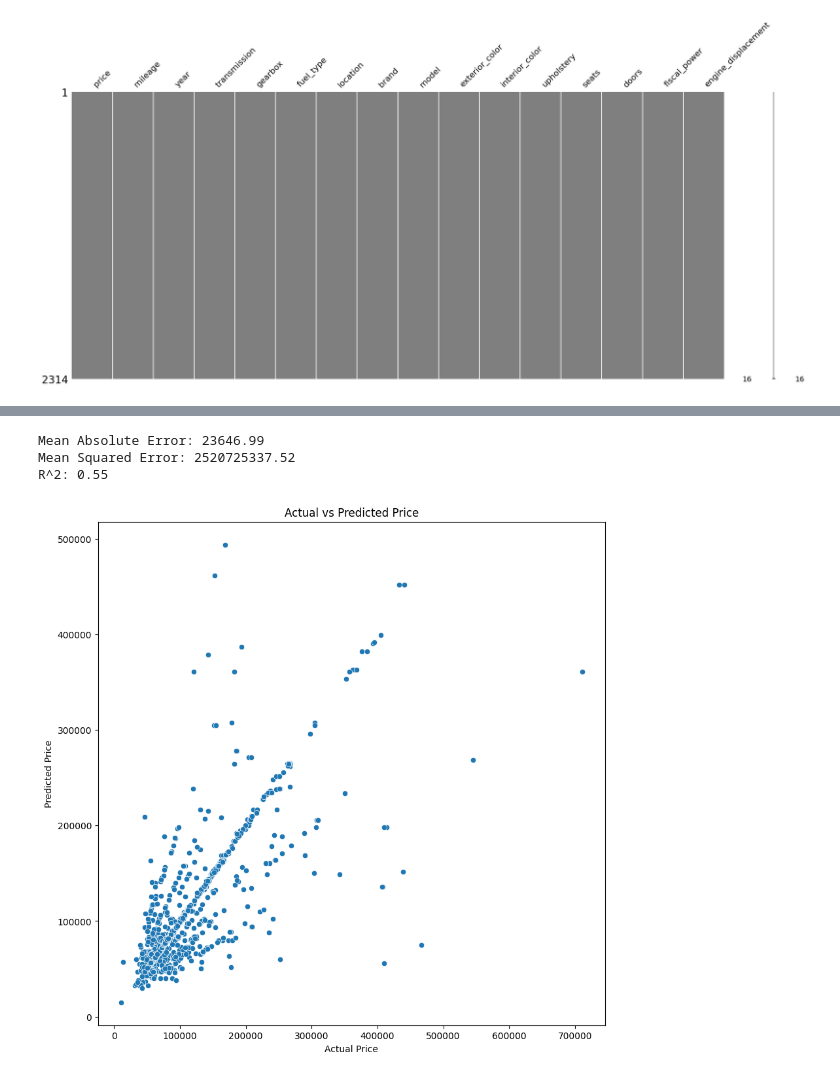
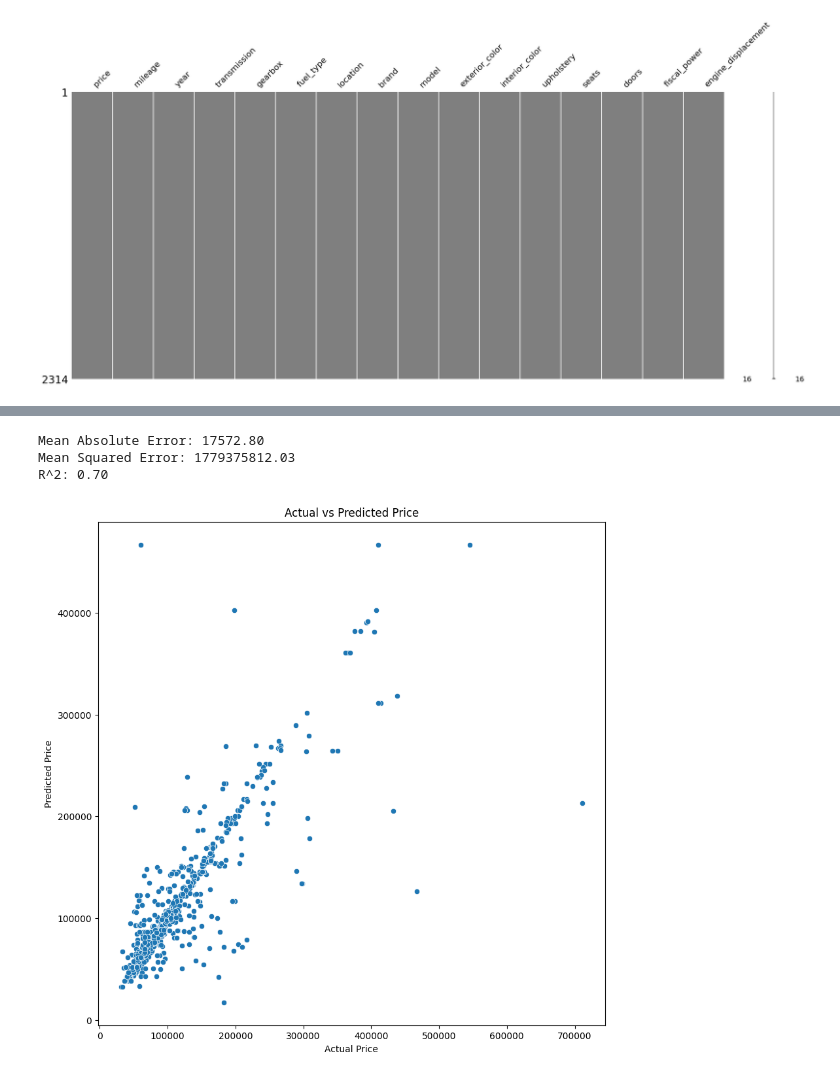
Before and after one commit to samer-mansouri/ml_project, a Jupyter notebook: main.ipynb, the cells around one changed output, grey strips where cells are left out. Drawn from its saved outputs; the diff is of its cells as text; code cells hidden in the pictures.

```diff
--- a/main.ipynb
+++ b/main.ipynb
@@ -461,13 +461,13 @@ price_per_year                          0.249393        1.000000
 # %%
 ##testing random forest
 from sklearn.ensemble import RandomForestRegressor
-from sklearn.model_selection import train_test_split
+from sklearn.model_selection import cross_val_score, train_test_split
 from sklearn.metrics import mean_squared_error, r2_score, mean_absolute_error
 
 X = df.drop(columns=['price'])
 y = df['price']
 
-X_train, X_test, y_train, y_test = train_test_split(X, y, test_size=0.4, random_state=42)
+X_train, X_test, y_train, y_test = train_test_split(X, y, test_size=0.3, random_state=42)
 
 model = RandomForestRegressor(n_estimators=100, random_state=42)
 model.fit(X_train, y_train)
@@ -484,6 +484,16 @@ print(f'Mean Squared Error: {mse:.2f}')
 
 r2 = r2_score(y_test, y_pred)
 print(f'R^2: {r2:.2f}')
+
+
+cv_mae = -cross_val_score(model, X, y, cv=5, scoring='neg_mean_absolute_error')
+cv_mse = -cross_val_score(model, X, y, cv=5, scoring='neg_mean_squared_error')
+cv_r2 = cross_val_score(model, X, y, cv=5, scoring='r2')
+
+print(f'Cross-Validation MAE: {cv_mae.mean():.2f}')
+print(f'Cross-Validation MSE: {cv_mse.mean():.2f}')
+print(f'Cross-Validation R^2: {cv_r2.mean():.2f}')
+
 
 
 
@@ -540,32 +550,32 @@ R^2: 0.97
 # %%
 ##knn
 from sklearn.neighbors import KNeighborsRegressor
 
 model = KNeighborsRegressor(n_neighbors=1)
 model.fit(X_train, y_train)
 y_pred = model.predict(X_test)
 
-mae = mean_absolute_error(y_test, y_pred)
-print(f'Mean Absolute Error: {mae:.2f}')
+mae_knn = mean_absolute_error(y_test, y_pred)
+print(f'Mean Absolute Error: {mae_knn:.2f}')
 
-mse = mean_squared_error(y_test, y_pred)
-print(f'Mean Squared Error: {mse:.2f}')
+mse_knn = mean_squared_error(y_test, y_pred)
+print(f'Mean Squared Error: {mse_knn:.2f}')
 
-r2 = r2_score(y_test, y_pred)
-print(f'R^2: {r2:.2f}')
+r2_knn = r2_score(y_test, y_pred)
+print(f'R^2: {r2_knn:.2f}')
 
 ##plot predicted vs actual with seaborn and colors
 plt.figure(figsize=(10, 10))
 sns.scatterplot(x=y_test, y=y_pred, palette='viridis')
 plt.xlabel('Actual Price')
 plt.ylabel('Predicted Price')
 plt.title('Actual vs Predicted Price')
 plt.show()
 # %% [output]
-Mean Absolute Error: 23646.99
-Mean Squared Error: 2520725337.52
-R^2: 0.55
+Mean Absolute Error: 17572.80
+Mean Squared Error: 1779375812.03
+R^2: 0.70
-[figure, old version]
+[figure, new version]
 # %%
 ##decision tree
 from sklearn.tree import DecisionTreeRegressor, plot_tree
```
Also changed, not shown: parts of 6 cells of this notebook, 2 other files.
